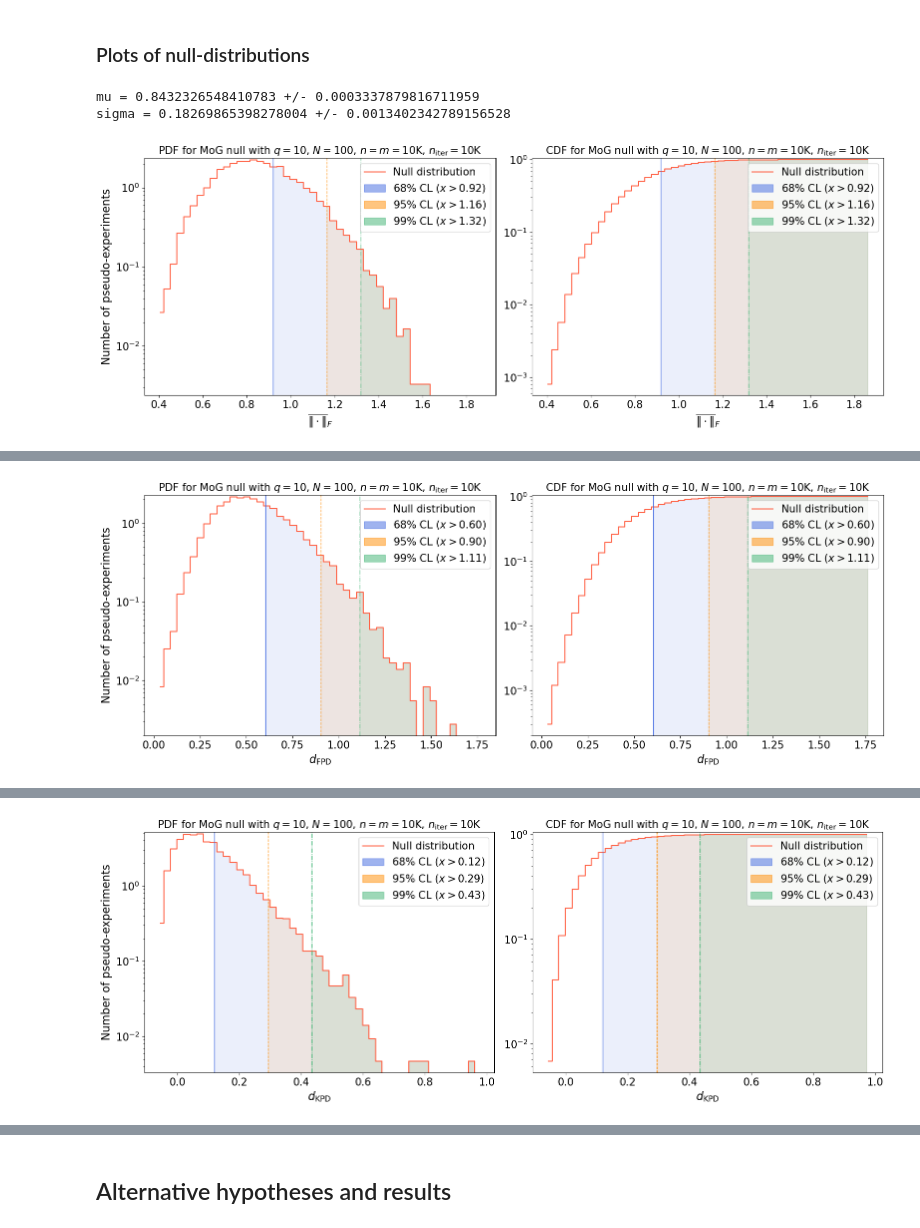
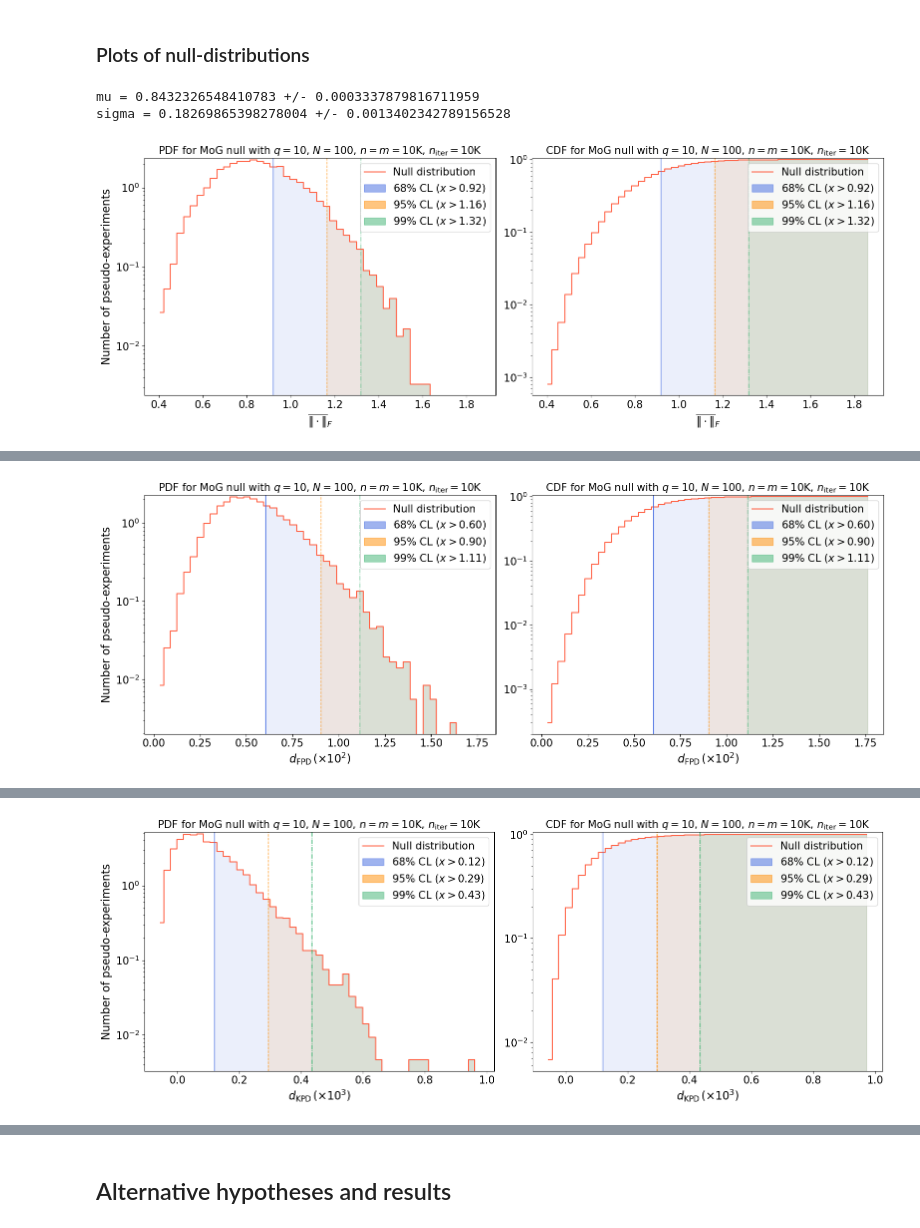
Before and after one commit to TwoSampleTests/GenerativeModelsMetrics, a Jupyter notebook: notebooks/Analysis_100D.ipynb, the cells around one changed output, grey strips where cells are left out. Cells and saved outputs as stored; diff of their text form; code cells hidden in the pictures.

```diff
--- a/notebooks/Analysis_100D.ipynb
+++ b/notebooks/Analysis_100D.ipynb
@@ -435,6 +426,10 @@ for metric in list(metrics_config[unique_key].values())[:-1]:
     name = metric["name"]
     name_cap = name.upper()
     latex = metric["latex"]
+    if "FPD" in latex:
+        latex = r"$d_{\mathrm{FPD}}\,(\times 10^{2})$"
+    elif "KPD" in latex:
+        latex = r"$d_{\mathrm{KPD}}\,(\times 10^{3})$"
     obj = eval(metric["object_name"])
     result_key = metric["result_key"]
     scale_func = metric["scale_func"]
@@ -576,3 +571,3 @@ Time elapsed: 2.009629206997488 seconds.
 mu = 0.5321954252009057 +/- 0.0004067796899928917
 sigma = 0.20168780081920962 +/- 0.001713104636534744
-[figure, old version]
+[figure, new version]
@@ -580,3 +575,3 @@ Time elapsed: 1.6495448699970439 seconds.
 mu = 0.09472187925249394 +/- 0.00010712782631653952
 sigma = 0.10350257306779359 +/- 0.0012114726162051007
-[figure, old version]
+[figure, new version]
```
Also changed, not shown: parts of 55 cells of this notebook, 6 other files.
